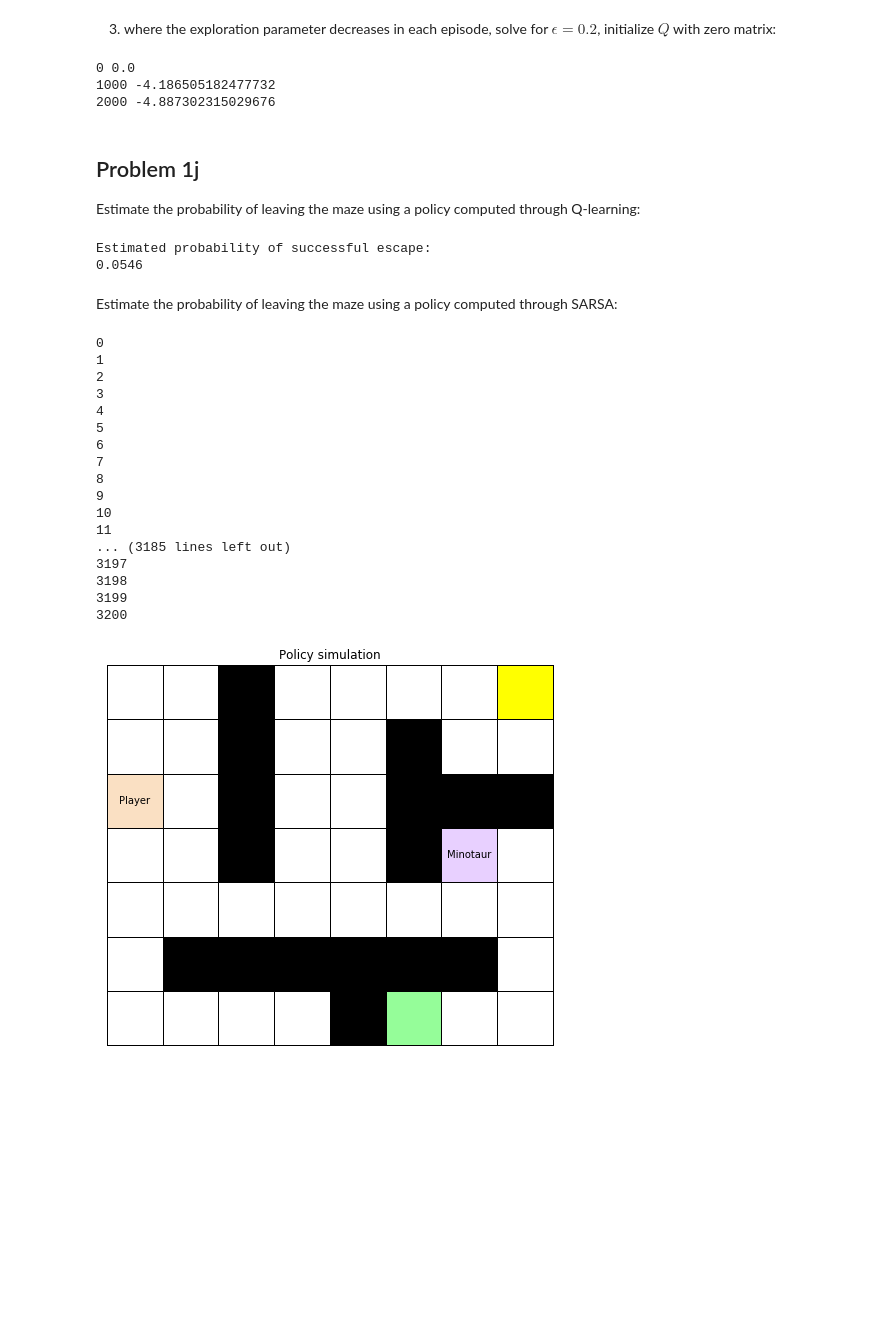
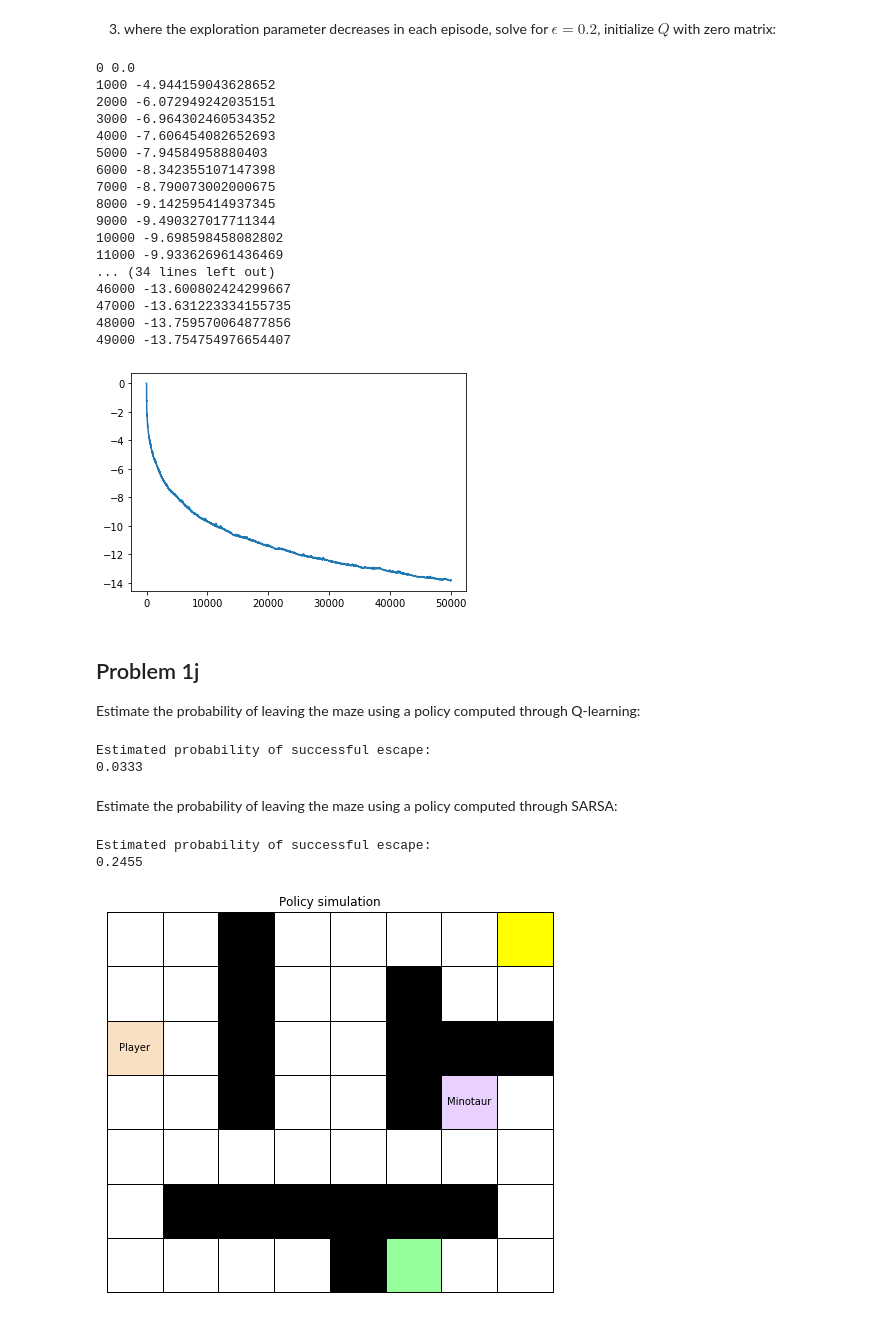
Before and after one commit to lxpr/EL2805-Reinforcement-Learning-Labs, a Jupyter notebook: lab1/Lab_1.ipynb, the cells around one changed output. Saved outputs shown, nothing was run; the diff lists cells and outputs as text; code cells hidden in the pictures; blank space fills up the shorter version.

```diff
--- a/lab1/Lab_1.ipynb
+++ b/lab1/Lab_1.ipynb
@@ -560,7 +560,7 @@ plt.show()
 # %% [markdown]
 Solve for $\epsilon = 0.1$, initialize $Q$ with rewards:
 # %%
-agent = sarsa.SarsaAgent(env_S, alpha=2/3, gamma=0.9, epsilon=0.1)
+agent = sarsa.SarsaAgent(env_S, alpha=2/3, gamma=0.98, epsilon=0.1)
 start_S = (0, 0, 6, 5, 0)
 N = 50000
 V_convergence = np.empty(N)
@@ -593,7 +593,7 @@ plt.show()
 # %% [markdown]
 Solve for $\epsilon = 0.2$, initialize $Q$ with zero matrix:
 # %%
-agent = sarsa.SarsaAgent(env_S, alpha=2/3, gamma=0.9, epsilon=0.2)
+agent = sarsa.SarsaAgent(env_S, alpha=2/3, gamma=0.98, epsilon=0.2)
 agent.Q = np.zeros((env_S.n_states, env_S.n_actions))
 start_S = (0, 0, 6, 5, 0)
 N = 50000
@@ -627,7 +627,7 @@ plt.show()
 # %% [markdown]
 Solve for $\epsilon = 0.1$, initialize $Q$ with zero matrix:
 # %%
-agent = sarsa.SarsaAgent(env_S, alpha=2/3, gamma=0.9, epsilon=0.1)
+agent = sarsa.SarsaAgent(env_S, alpha=2/3, gamma=0.98, epsilon=0.1)
 agent.Q = np.zeros((env_S.n_states, env_S.n_actions))
 start_S = (0, 0, 6, 5, 0)
 N = 50000
@@ -662,23 +662,38 @@ plt.show()
 3) where the exploration parameter decreases in each episode, solve for $\epsilon = 0.2$, initialize $Q$ with zero matrix:
 # %%
 delta = 0.7
-agent = sarsa.SarsaAgent(env_S, alpha=2/3, gamma=0.9, epsilon=1)
+agent = sarsa.SarsaAgent(env_S, alpha=2/3, gamma=0.98, epsilon=1)
 agent.Q = np.zeros((env_S.n_states, env_S.n_actions))
 start_S = (0, 0, 6, 5, 0)
 N = 50000
 V_convergence = np.empty(N)
 for i in range(N):
     agent.epsilon = 1 / ((i + 1)**delta)
     path_S, policy_S, Q = env_S.sarsa_learning(start_S, sarsa_agent=agent)
     V_convergence[i] = max(Q[env_S.map[(0, 0, 6, 5, 0)], :])
     if i % 1000 == 0:
         print(i, V_convergence[i])
 plt.plot(V_convergence)
 plt.show()
 # %% [output]
 0 0.0
-1000 -4.186505182477732
-2000 -4.887302315029676
+1000 -4.944159043628652
+2000 -6.072949242035151
+3000 -6.964302460534352
+4000 -7.606454082652693
+5000 -7.94584958880403
+6000 -8.342355107147398
+7000 -8.790073002000675
+8000 -9.142595414937345
+9000 -9.490327017711344
+10000 -9.698598458082802
+11000 -9.933626961436469
+... (34 lines left out)
+46000 -13.600802424299667
+47000 -13.631223334155735
+48000 -13.759570064877856
+49000 -13.754754976654407
+[figure, added]
 # %% [markdown]
 ## Problem 1j
 Estimate the probability of leaving the maze using a policy computed through Q-learning:
@@ -690,13 +705,13 @@ N = 10000
 for i in range(N):
     path_Q = env_Q.simulate(start_Q, policy_Q, method)
     if path_Q[-1] != "Dead":
-        if maze_Q[path_Q[-1][0:2]] == 2 and path_Q[-1][0:2] != path_Q[-1][2:] and path_Q[-1][-1]==1:
+        if maze_Q[path_Q[-1][0:2]] == 2 and path_Q[-1][-1]==1:
             nr_escape+=1
 print("Estimated probability of successful escape:")
 print(nr_escape/N)
 # %% [output]
 Estimated probability of successful escape:
-0.0546
+0.0333
 # %% [markdown]
 Estimate the probability of leaving the maze using a policy computed through SARSA:
 # %%
@@ -705,31 +720,15 @@ start_S = (0,0,6,5,0)
 nr_escape = 0
 N = 10000
 for i in range(N):
-    path_S = env_S.simulate(start_S, policy, method)
-    print(i)
+    path_S = env_S.simulate(start_S, policy_S, method)
     if path_S[-1] != "Dead":
-        if maze_S[path_S[-1][0:2]] == 2 and path_S[-1][0:2] != path_S[-1][2:] and path_S[-1][-1]==1:
+        if maze_S[path_S[-1][0:2]] == 2 and path_S[-1][-1]==1:
             nr_escape+=1
 print("Estimated probability of successful escape:")
 print(nr_escape/N)
 # %% [output]
-0
-1
-2
-3
-4
-5
-6
-7
-8
-9
-10
-11
-... (3185 lines left out)
-3197
-3198
-3199
-3200
+Estimated probability of successful escape:
+0.2455
 # %%
 mz_k.animate_solution(maze_S, path_S)
 # %% [output]
```
Also changed, not shown: parts of 1 cell of this notebook.
